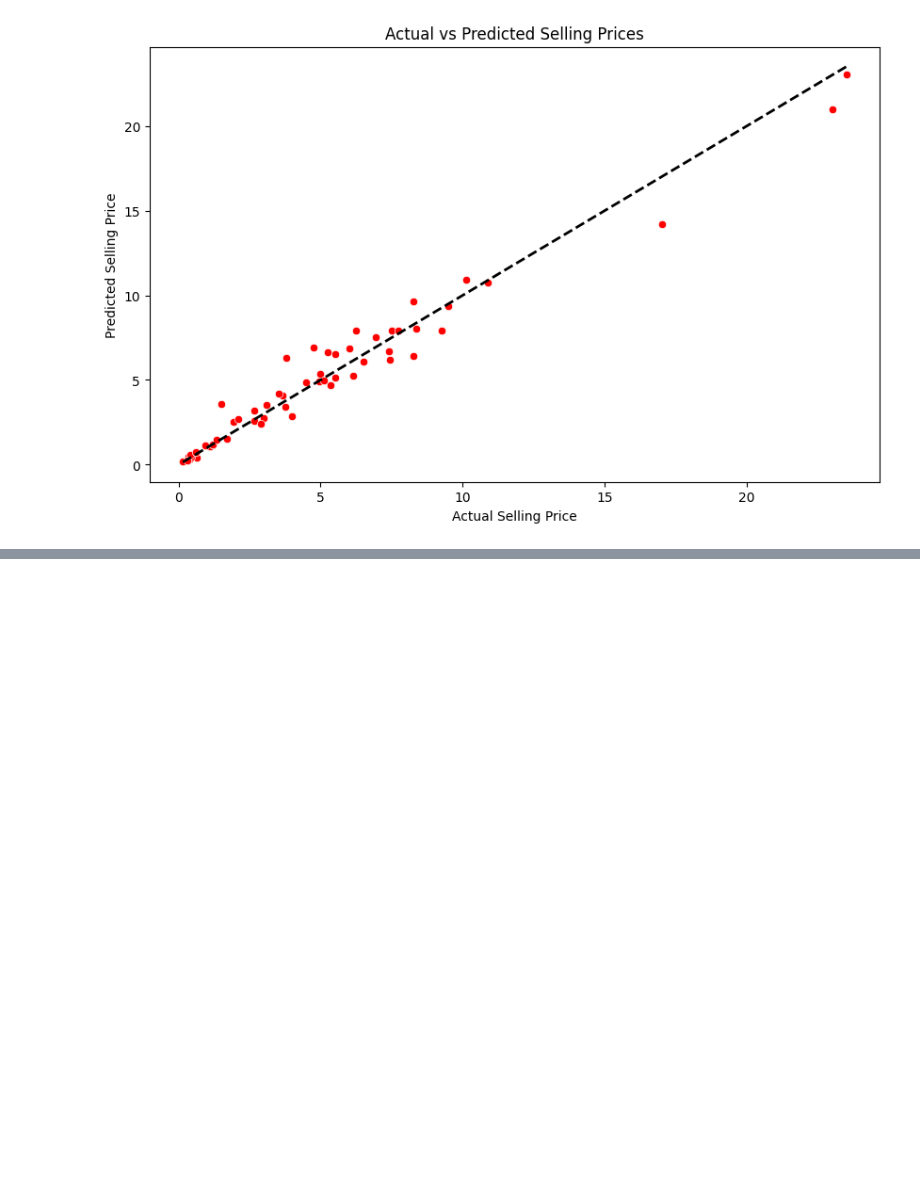
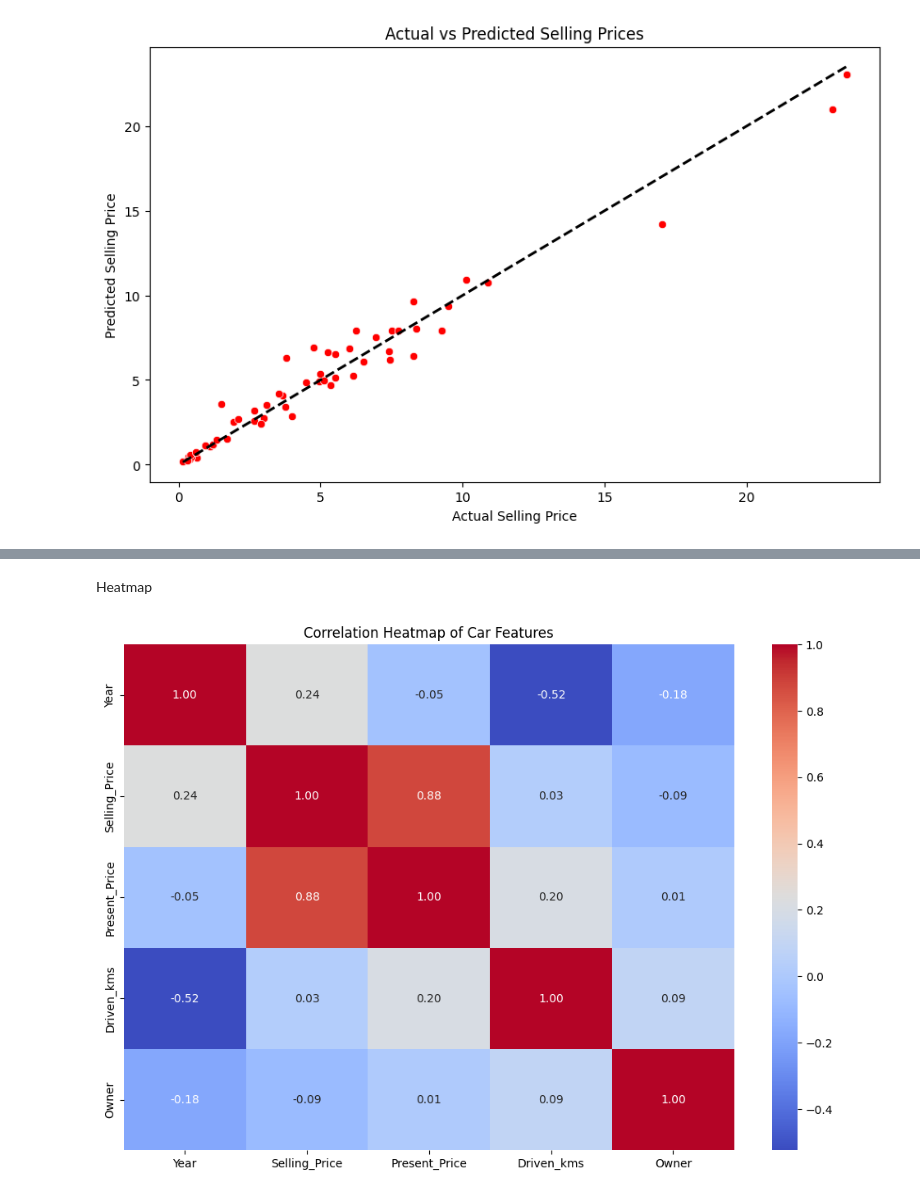
Before and after one commit to Rajdip-projects/OIBSIP, a Jupyter notebook: Car_prediction.ipynb, the cells around one changed output, grey strips where cells are left out. Cells and saved outputs as stored; diff of their text form; code cells hidden in the pictures; blank space fills up the shorter version.

```diff
--- a/Car_prediction.ipynb
+++ b/Car_prediction.ipynb
@@ -164,0 +200,17 @@ plt.show()
+# %% [markdown]
+Heatmap
+# %%
+# Calculate the correlation matrix excluding non-numeric columns
+corr_matrix = data.select_dtypes(include=['number']).corr()
+
+# Create a heatmap
+plt.figure(figsize=(12, 8))
+sns.heatmap(corr_matrix, annot=True, cmap='coolwarm', fmt='.2f')
+
+# Add title
+plt.title('Correlation Heatmap of Car Features')
+
+# Show the plot
+plt.show()
+# %% [output]
+[figure, added]
```
Also changed, not shown: parts of 20 cells of this notebook.
